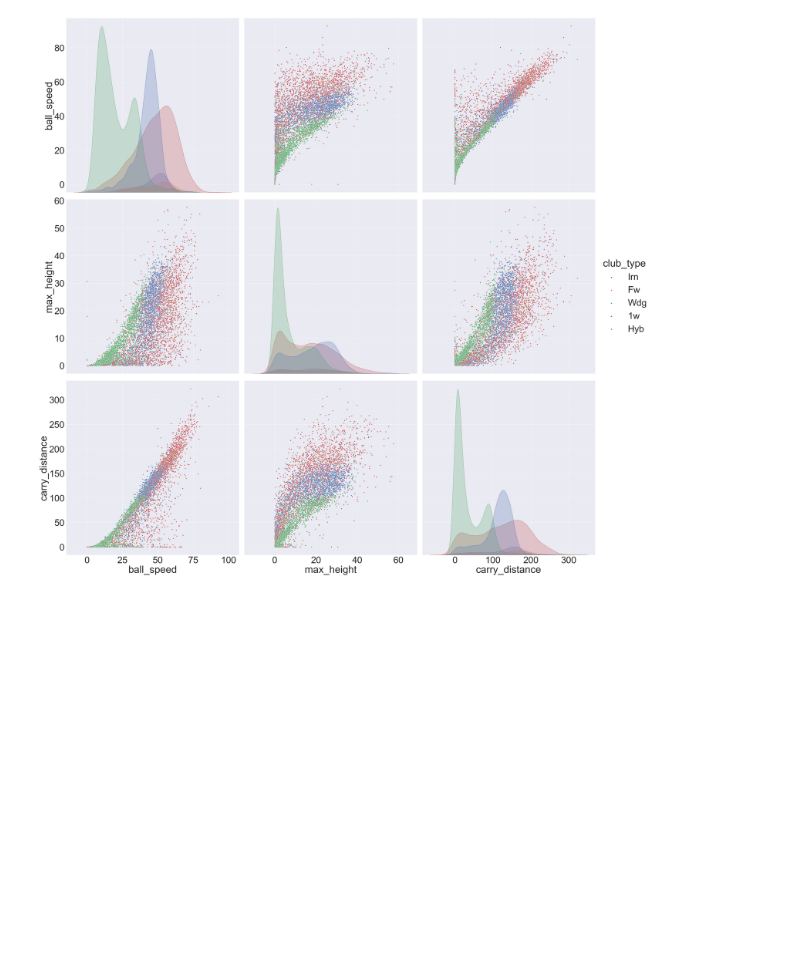
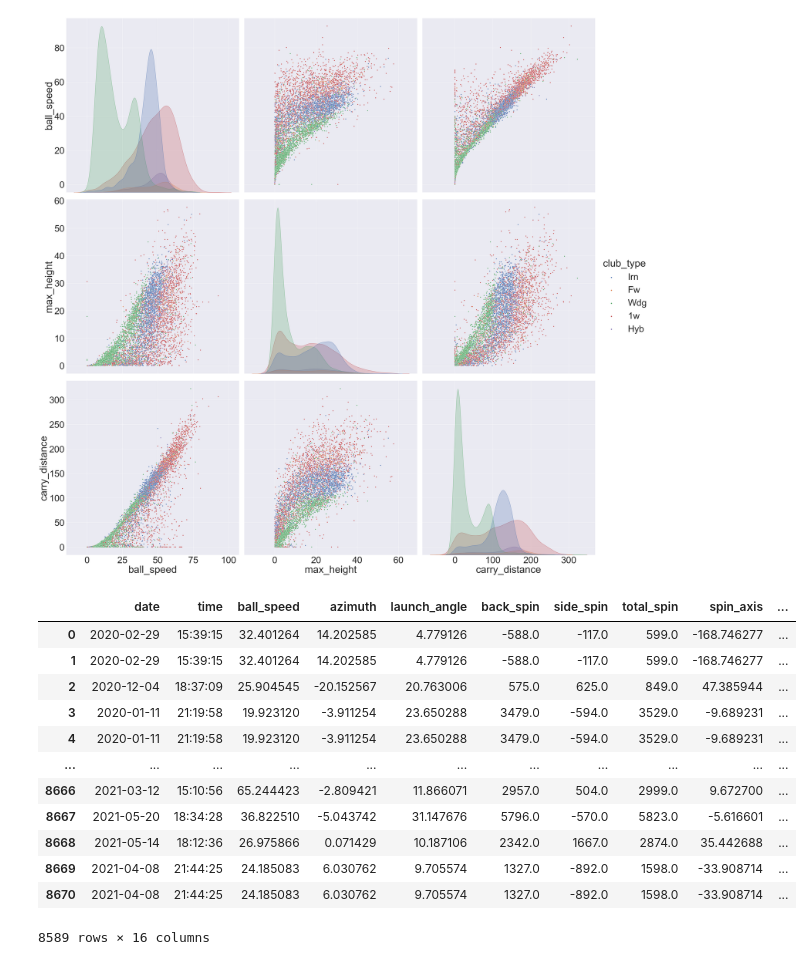
Before and after one commit to josiah-d/Golf-Ball-Carry-Distance, a Jupyter notebook: notebooks/eda.ipynb, the cells around one changed output. Drawn from its saved outputs; the diff is of its cells as text; code cells hidden in the pictures; blank space fills up the shorter version.

```diff
--- a/notebooks/eda.ipynb
+++ b/notebooks/eda.ipynb
@@ -53,3 +53,19 @@ scatter = sns.pairplot(sub_df, diag_kind='kde', hue='club_type', height=16)
 scatter.savefig('../img/scatter_matrix/scatter.png')
 # %% [output]
 [figure]
+# %%
+df
+# %% [output]
+|  | date | time | ball_speed | azimuth | launch_angle | back_spin | side_spin | total_spin | spin_axis | ... |
+| 0 | 2020-02-29 | 15:39:15 | 32.401264 | 14.202585 | 4.779126 | -588.0 | -117.0 | 599.0 | -168.746277 | ... |
+| 1 | 2020-02-29 | 15:39:15 | 32.401264 | 14.202585 | 4.779126 | -588.0 | -117.0 | 599.0 | -168.746277 | ... |
+| 2 | 2020-12-04 | 18:37:09 | 25.904545 | -20.152567 | 20.763006 | 575.0 | 625.0 | 849.0 | 47.385944 | ... |
+| 3 | 2020-01-11 | 21:19:58 | 19.923120 | -3.911254 | 23.650288 | 3479.0 | -594.0 | 3529.0 | -9.689231 | ... |
+| 4 | 2020-01-11 | 21:19:58 | 19.923120 | -3.911254 | 23.650288 | 3479.0 | -594.0 | 3529.0 | -9.689231 | ... |
+| ... | ... | ... | ... | ... | ... | ... | ... | ... | ... | ... |
+| 8666 | 2021-03-12 | 15:10:56 | 65.244423 | -2.809421 | 11.866071 | 2957.0 | 504.0 | 2999.0 | 9.672700 | ... |
+| 8667 | 2021-05-20 | 18:34:28 | 36.822510 | -5.043742 | 31.147676 | 5796.0 | -570.0 | 5823.0 | -5.616601 | ... |
+| 8668 | 2021-05-14 | 18:12:36 | 26.975866 | 0.071429 | 10.187106 | 2342.0 | 1667.0 | 2874.0 | 35.442688 | ... |
+| 8669 | 2021-04-08 | 21:44:25 | 24.185083 | 6.030762 | 9.705574 | 1327.0 | -892.0 | 1598.0 | -33.908714 | ... |
+| 8670 | 2021-04-08 | 21:44:25 | 24.185083 | 6.030762 | 9.705574 | 1327.0 | -892.0 | 1598.0 | -33.908714 | ... |
+8589 rows × 16 columns
```
Also changed, not shown: 4 other files.
